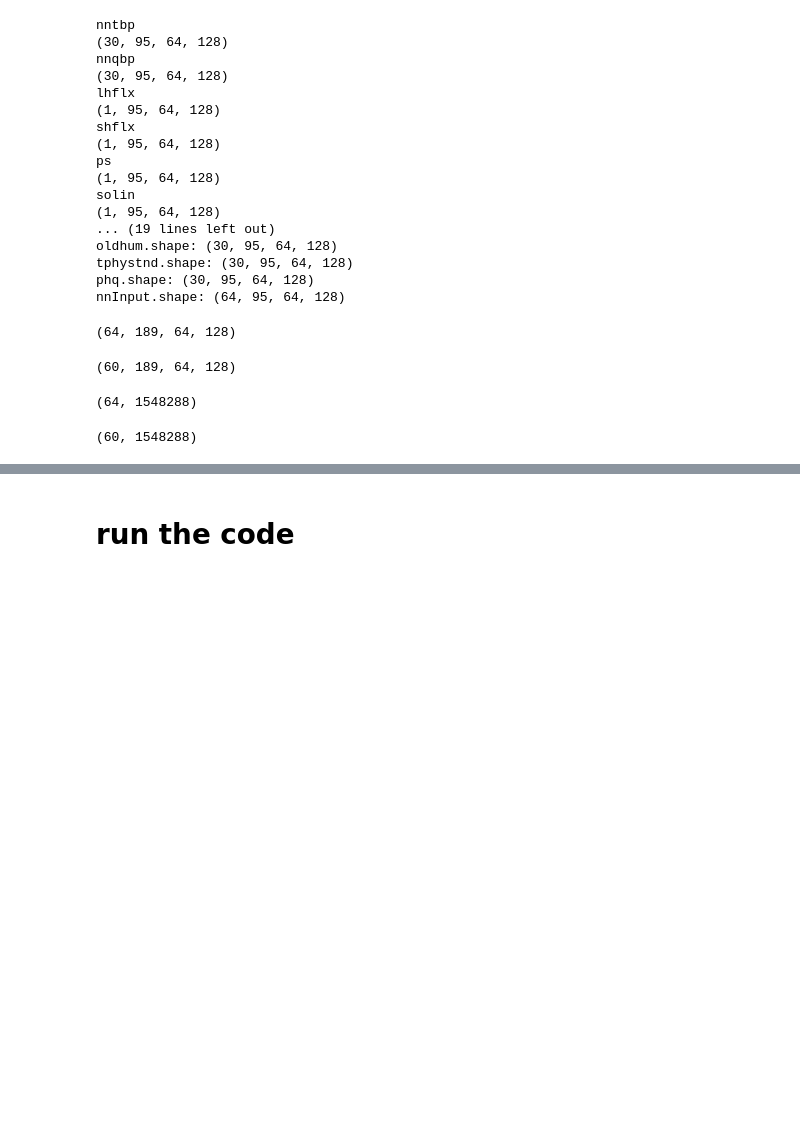
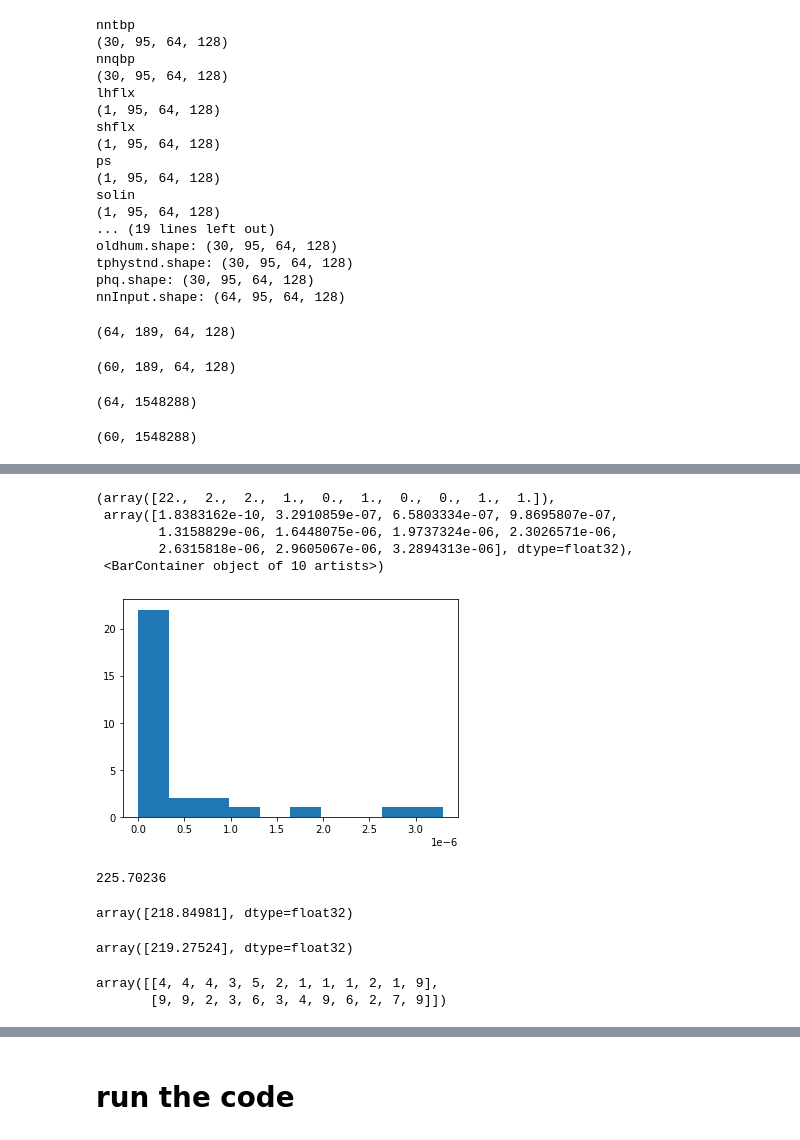
Before and after one commit to SciPritchardLab/ClimScale, a Jupyter notebook: CreateNNInput.ipynb, the cells around one changed output, grey strips where cells are left out. Cells and saved outputs as stored; diff of their text form; code cells hidden in the pictures; blank space fills up the shorter version.

```diff
--- a/CreateNNInput.ipynb
+++ b/CreateNNInput.ipynb
@@ -407,0 +679,21 @@ reshaped_target.shape
+# %%
+plt.hist(np.abs(case_A_mean[30:60] - case_B_mean[30:60]))
+# %% [output]
+(array([22.,  2.,  2.,  1.,  0.,  1.,  0.,  0.,  1.,  1.]),
+ array([1.8383162e-10, 3.2910859e-07, 6.5803334e-07, 9.8695807e-07,
+        1.3158829e-06, 1.6448075e-06, 1.9737324e-06, 2.3026571e-06,
+        2.6315818e-06, 2.9605067e-06, 3.2894313e-06], dtype=float32),
+ <BarContainer object of 10 artists>)
+[figure, added]
+# %%
+np.mean(case_B[0])
+# %% [output]
+225.70236
+# %%
+case_A_mean[1]
+# %% [output]
+array([218.84981], dtype=float32)
+# %%
+case_B_mean[1]
+# %% [output]
+array([219.27524], dtype=float32)
@@ -407,0 +702,5 @@ reshaped_target.shape
+# %%
+lol_2
+# %% [output]
+array([[4, 4, 4, 3, 5, 2, 1, 1, 1, 2, 1, 9],
+       [9, 9, 2, 3, 6, 3, 4, 9, 6, 2, 7, 9]])
```
Also changed, not shown: parts of 52 cells of this notebook.
